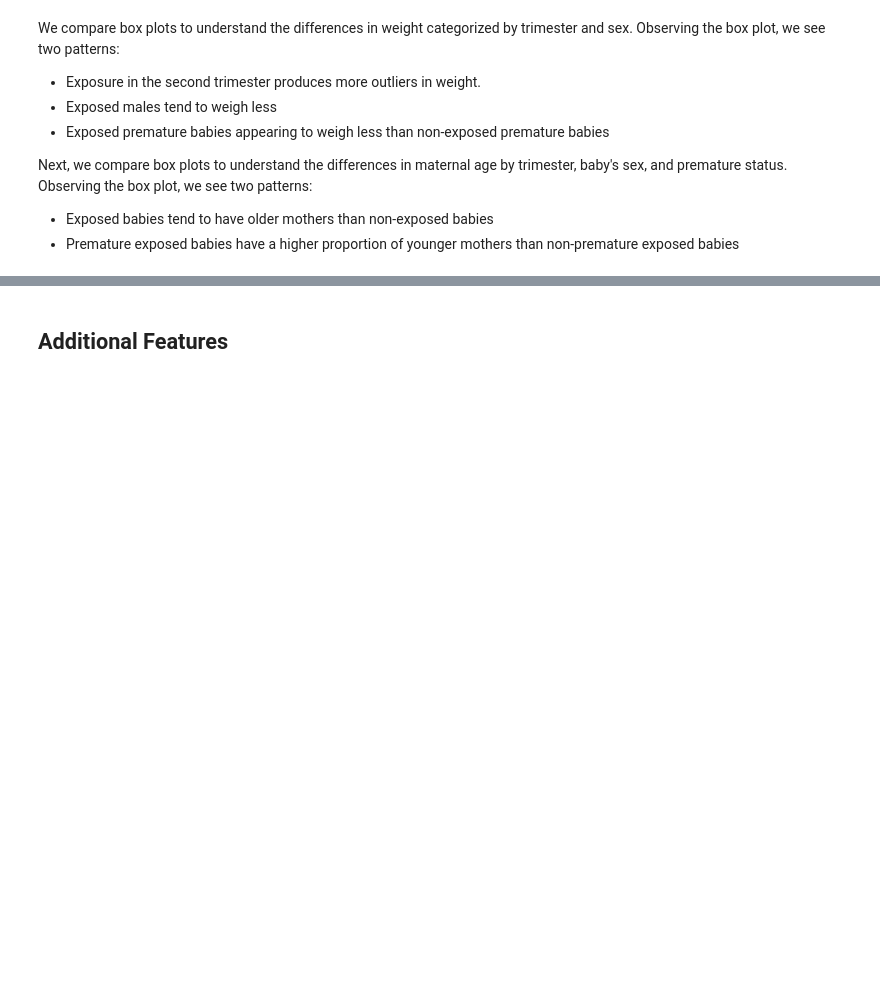
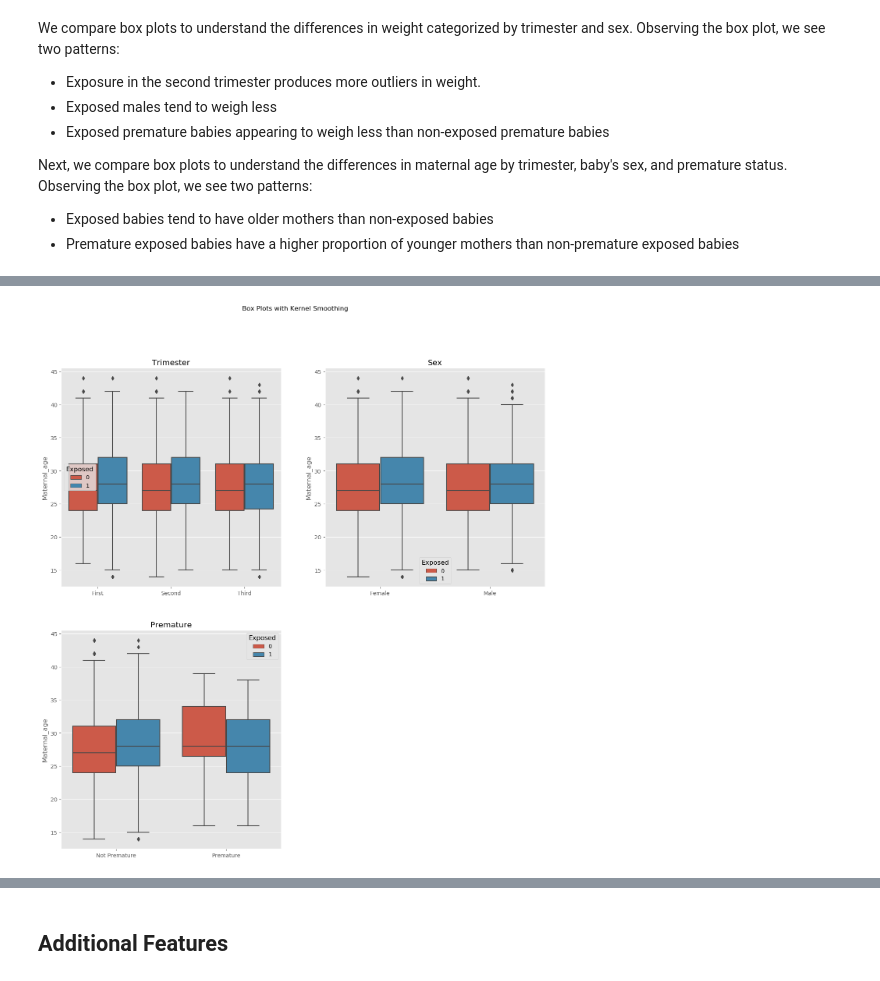
Before and after one commit to ShonTM/DataMiningProject1, a Jupyter notebook: MSDS_DATA_Mining_Project_1_27_Jan_2019.ipynb, the cells around one changed output, grey strips where cells are left out. Drawn from its saved outputs; the diff is of its cells as text; code cells hidden in the pictures; blank space fills up the shorter version.

```diff
--- a/MSDS_DATA_Mining_Project_1_27_Jan_2019.ipynb
+++ b/MSDS_DATA_Mining_Project_1_27_Jan_2019.ipynb
@@ -326,18 +382,20 @@ plt.show()
 # %%
 fig, ax = plt.subplots(nrows=2, ncols=2, figsize=(16,16))
 plt.style.use('ggplot')
-plt.suptitle('Distribution Plots with Kernel Smoothing')
+plt.suptitle('Box Plots with Kernel Smoothing')
 
 #plot each cross tabulation (% is relative to total newborns in a variable category)
 independent_features = ['Trimester', 'Sex', 'Premature']
 for idx in range(len(independent_features)):
     row = int(idx / 2)
     col = int(idx % 2)
     sns.boxplot(x=independent_features[idx], y='Maternal_age', hue='Exposed', data=df_lite, ax=ax[row,col])
     ax[row,col].set_title(independent_features[idx])
     ax[row,col].set_xlabel('')
 
 ax[0,1].set_xticklabels(labels = ['Female','Male'])
 ax[1,0].set_xticklabels(labels = ['Not Premature','Premature'])
 ax[1,1].set_visible(False)
 plt.show()
+# %% [output]
+[figure, added]
```
Also changed, not shown: parts of 17 cells of this notebook.
